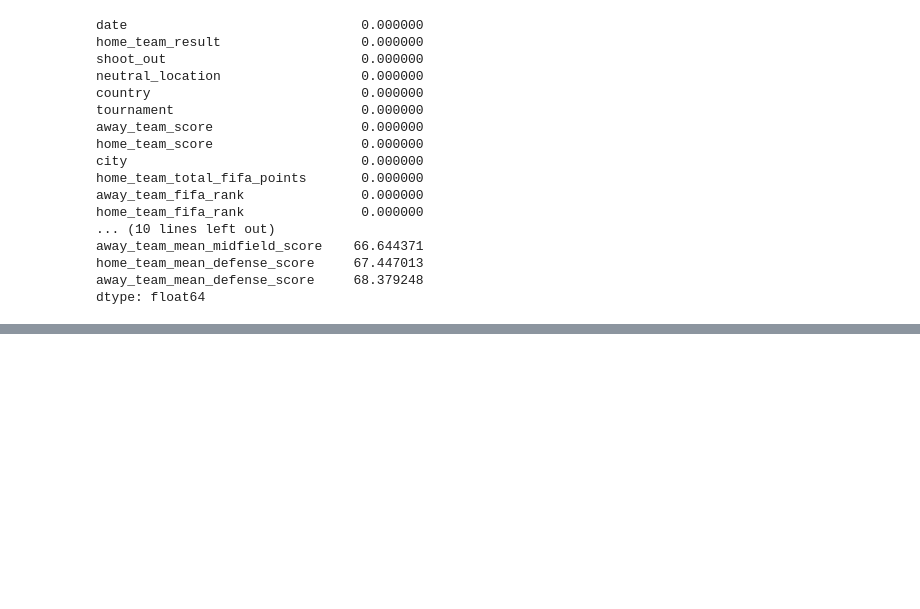
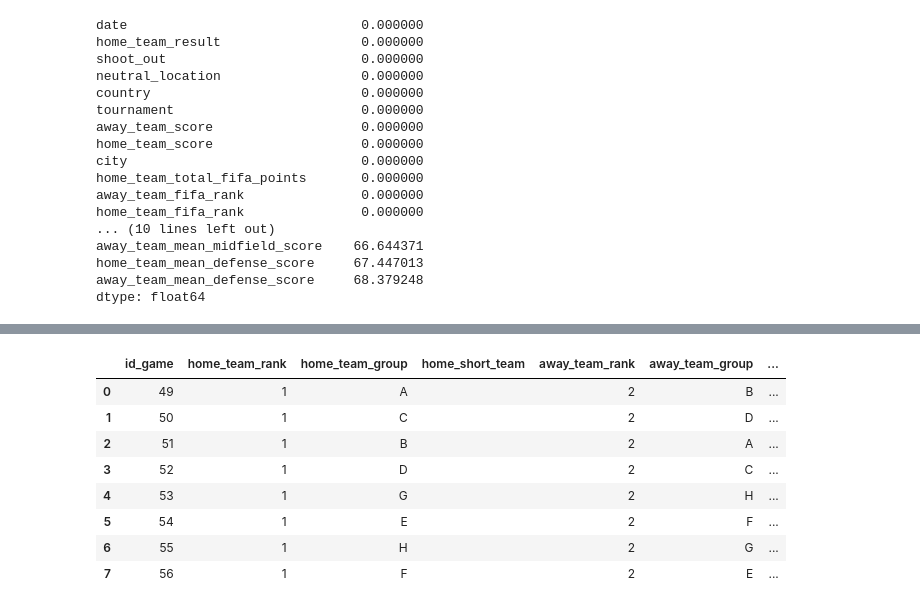
Before and after one commit to GuichardB/FIFA_World_Cup_2022_Predictions, a Jupyter notebook: notebook.ipynb, the cells around one changed output, grey strips where cells are left out. Cells and saved outputs as stored; diff of their text form; code cells hidden in the pictures; blank space fills up the shorter version.

```diff
--- a/notebook.ipynb
+++ b/notebook.ipynb
@@ -204,0 +695,18 @@ def encodage(df):
+# %%
+data_round_of_16 = {'id_game':[49,50,51,52,53,54,55,56],
+                    'home_team_rank':[1,1,1,1,1,1,1,1], 'home_team_group':['A','C','B','D','G','E','H','F'], 'home_short_team':['','','','','','','',''],
+                    'away_team_rank':[2,2,2,2,2,2,2,2], 'away_team_group':['B','D','A','C','H','F','G','E'], 'away_short_team':['','','','','','','',''],
+                    'winner':['','','','','','','','']}
+
+df_round_of_16 = pd.DataFrame(data_round_of_16)
+df_round_of_16
+# %% [output]
+|  | id_game | home_team_rank | home_team_group | home_short_team | away_team_rank | away_team_group | ... |
+| 0 | 49 | 1 | A |  | 2 | B | ... |
+| 1 | 50 | 1 | C |  | 2 | D | ... |
+| 2 | 51 | 1 | B |  | 2 | A | ... |
+| 3 | 52 | 1 | D |  | 2 | C | ... |
+| 4 | 53 | 1 | G |  | 2 | H | ... |
+| 5 | 54 | 1 | E |  | 2 | F | ... |
+| 6 | 55 | 1 | H |  | 2 | G | ... |
+| 7 | 56 | 1 | F |  | 2 | E | ... |
```
Also changed, not shown: parts of 71 cells of this notebook, 6 other files.
